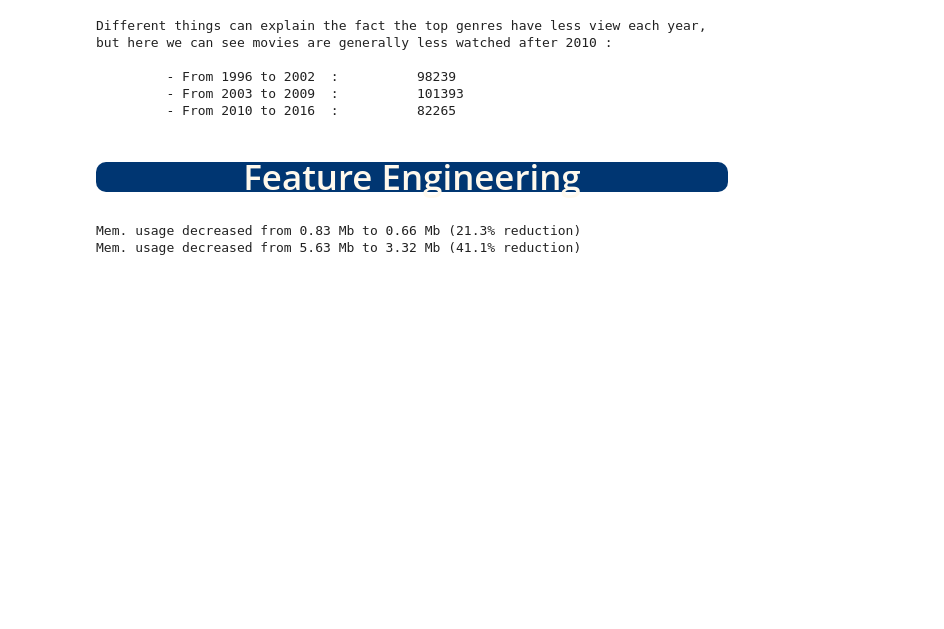
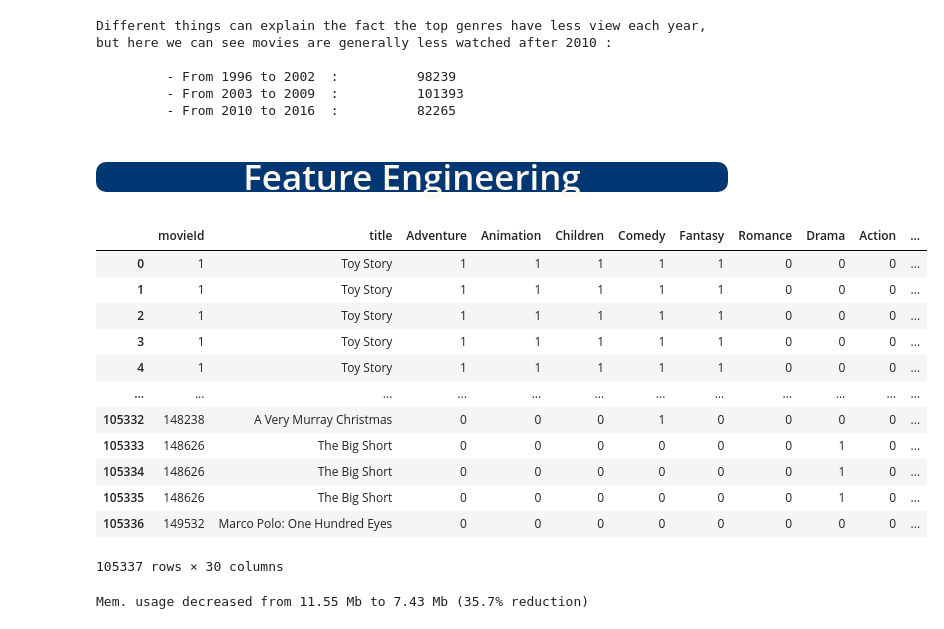
Before and after one commit to Brice-Vergnou/movie_recommendation, a Jupyter notebook: eda.ipynb, the cells around one changed output. Saved outputs shown, nothing was run; the diff lists cells and outputs as text; code cells hidden in the pictures; blank space fills up the shorter version.

```diff
--- a/eda.ipynb
+++ b/eda.ipynb
@@ -271,6 +273,23 @@ ratings_df["review_Month"] = ratings_df.timestamp.dt.strftime("%m")
 ratings_df["review_Day"] = ratings_df.timestamp.dt.strftime("%d")
 ratings_df["review_week_day"]= ratings_df.timestamp.dt.weekday
 ratings_df.drop(columns="timestamp",inplace=True)
+# %%
+data = movie_df.merge(ratings_df, on="movieId")
+data
+# %% [output]
+|  | movieId | title | Adventure | Animation | Children | Comedy | Fantasy | Romance | Drama | Action | ... |
+| 0 | 1 | Toy Story | 1 | 1 | 1 | 1 | 1 | 0 | 0 | 0 | ... |
+| 1 | 1 | Toy Story | 1 | 1 | 1 | 1 | 1 | 0 | 0 | 0 | ... |
+| 2 | 1 | Toy Story | 1 | 1 | 1 | 1 | 1 | 0 | 0 | 0 | ... |
+| 3 | 1 | Toy Story | 1 | 1 | 1 | 1 | 1 | 0 | 0 | 0 | ... |
+| 4 | 1 | Toy Story | 1 | 1 | 1 | 1 | 1 | 0 | 0 | 0 | ... |
+| ... | ... | ... | ... | ... | ... | ... | ... | ... | ... | ... | ... |
+| 105332 | 148238 | A Very Murray Christmas | 0 | 0 | 0 | 1 | 0 | 0 | 0 | 0 | ... |
+| 105333 | 148626 | The Big Short | 0 | 0 | 0 | 0 | 0 | 0 | 1 | 0 | ... |
+| 105334 | 148626 | The Big Short | 0 | 0 | 0 | 0 | 0 | 0 | 1 | 0 | ... |
+| 105335 | 148626 | The Big Short | 0 | 0 | 0 | 0 | 0 | 0 | 1 | 0 | ... |
+| 105336 | 149532 | Marco Polo: One Hundred Eyes | 0 | 0 | 0 | 0 | 0 | 0 | 0 | 0 | ... |
+105337 rows × 30 columns
 # %%
 def reduce_memory_usage(df, verbose=True):
     numerics = ["int8", "int16", "int32", "int64", "float16", "float32", "float64"]
@@ -311,9 +330,3 @@ def reduce_memory_usage(df, verbose=True):
             )
         )
     return df
-# %%
-movie_df = reduce_memory_usage(movie_df)
-ratings_df = reduce_memory_usage(ratings_df)
-# %% [output]
-Mem. usage decreased from 0.83 Mb to 0.66 Mb (21.3% reduction)
-Mem. usage decreased from 5.63 Mb to 3.32 Mb (41.1% reduction)
@@ -324,0 +333,4 @@ ratings_df.to_csv("data/ratings.csv")
+# %%
+data = reduce_memory_usage(data)
+# %% [output]
+Mem. usage decreased from 11.55 Mb to 7.43 Mb (35.7% reduction)
```
Also changed, not shown: parts of 6 cells of this notebook, 7 other files.
